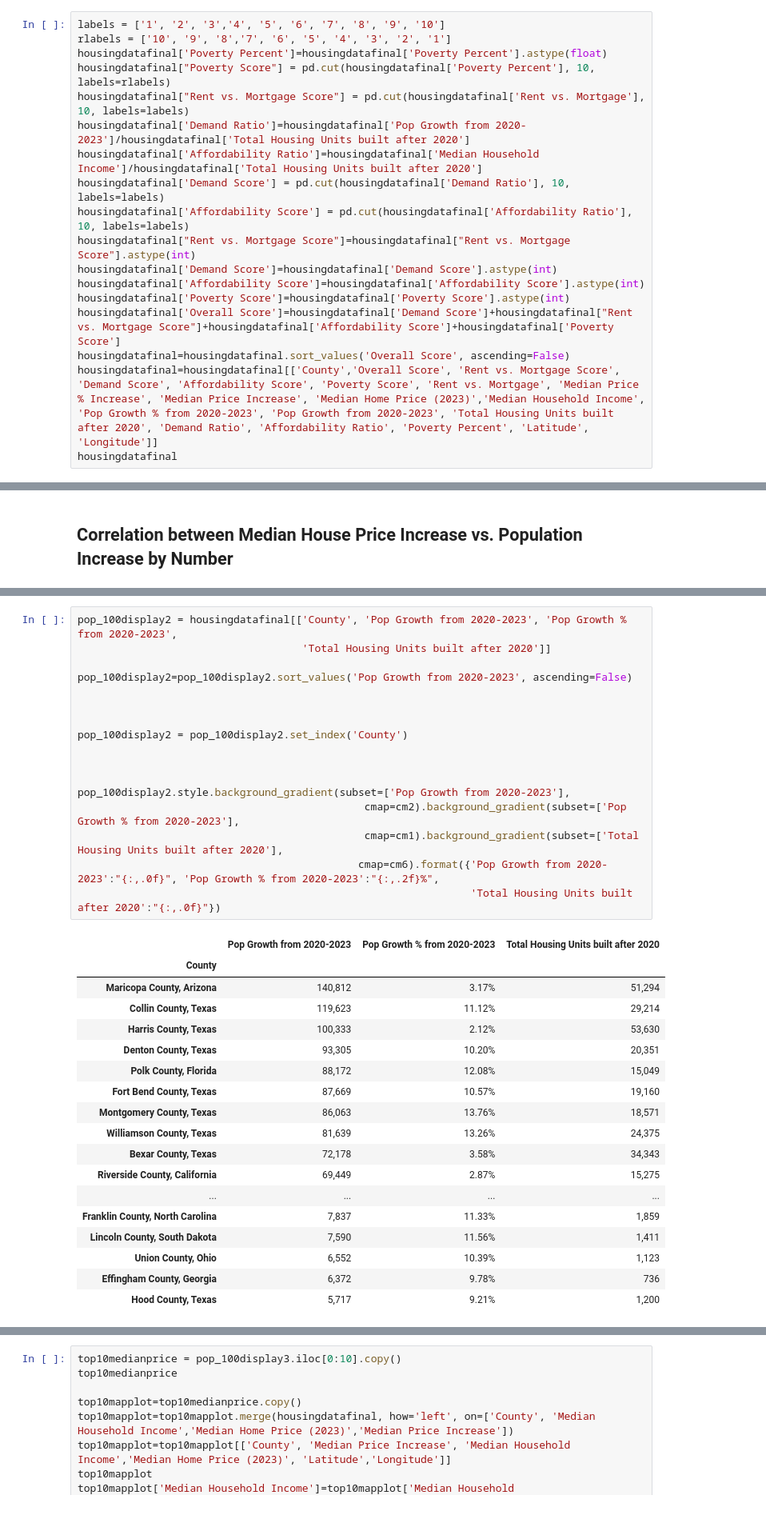
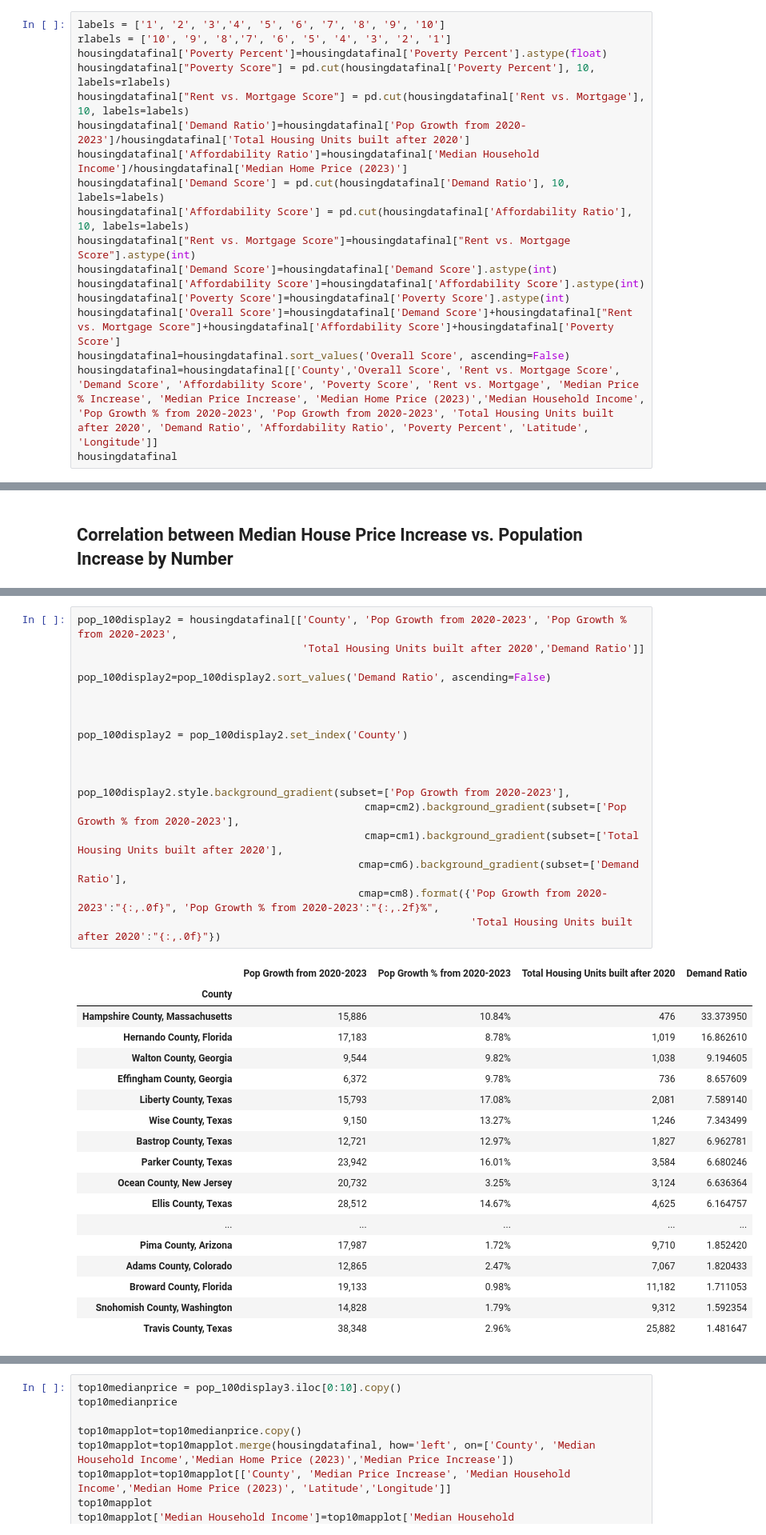
Before and after one commit to smsimba225/Project_1, a Jupyter notebook: Project1_Owen.ipynb, the cells around one changed output, grey strips where cells are left out. Shown at 80% size. Drawn from its saved outputs; the diff is of its cells as text.

```diff
--- a/Project1_Owen.ipynb
+++ b/Project1_Owen.ipynb
@@ -731,7 +730,7 @@ housingdatafinal['Poverty Percent']=housingdatafinal['Poverty Percent'].astype(f
 housingdatafinal["Poverty Score"] = pd.cut(housingdatafinal['Poverty Percent'], 10, labels=rlabels)
 housingdatafinal["Rent vs. Mortgage Score"] = pd.cut(housingdatafinal['Rent vs. Mortgage'], 10, labels=labels)
 housingdatafinal['Demand Ratio']=housingdatafinal['Pop Growth from 2020-2023']/housingdatafinal['Total Housing Units built after 2020']
-housingdatafinal['Affordability Ratio']=housingdatafinal['Median Household Income']/housingdatafinal['Total Housing Units built after 2020']
+housingdatafinal['Affordability Ratio']=housingdatafinal['Median Household Income']/housingdatafinal['Median Home Price (2023)']
 housingdatafinal['Demand Score'] = pd.cut(housingdatafinal['Demand Ratio'], 10, labels=labels)
 housingdatafinal['Affordability Score'] = pd.cut(housingdatafinal['Affordability Ratio'], 10, labels=labels)
 housingdatafinal["Rent vs. Mortgage Score"]=housingdatafinal["Rent vs. Mortgage Score"].astype(int)
@@ -928,37 +927,38 @@ The correlation between Median Household Income and Poverty Percent is -0.8.
 [figure]
 # %%
 pop_100display2 = housingdatafinal[['County', 'Pop Growth from 2020-2023', 'Pop Growth % from 2020-2023',
-                                    'Total Housing Units built after 2020']]
+                                    'Total Housing Units built after 2020','Demand Ratio']]
 
-pop_100display2=pop_100display2.sort_values('Pop Growth from 2020-2023', ascending=False)
+pop_100display2=pop_100display2.sort_values('Demand Ratio', ascending=False)
 
 
 
 pop_100display2 = pop_100display2.set_index('County')
 
 
 
 pop_100display2.style.background_gradient(subset=['Pop Growth from 2020-2023'],
                                               cmap=cm2).background_gradient(subset=['Pop Growth % from 2020-2023'],
                                               cmap=cm1).background_gradient(subset=['Total Housing Units built after 2020'],
-                                             cmap=cm6).format({'Pop Growth from 2020-2023':"{:,.0f}", 'Pop Growth % from 2020-2023':"{:,.2f}%",
+                                             cmap=cm6).background_gradient(subset=['Demand Ratio'],
+                                             cmap=cm8).format({'Pop Growth from 2020-2023':"{:,.0f}", 'Pop Growth % from 2020-2023':"{:,.2f}%",
                                                                'Total Housing Units built after 2020':"{:,.0f}"})
 # %% [output]
-|  | Pop Growth from 2020-2023 | Pop Growth % from 2020-2023 | Total Housing Units built after 2020 |
-| County |  |  |  |
-| Maricopa County, Arizona | 140,812 | 3.17% | 51,294 |
-| Collin County, Texas | 119,623 | 11.12% | 29,214 |
-| Harris County, Texas | 100,333 | 2.12% | 53,630 |
-| Denton County, Texas | 93,305 | 10.20% | 20,351 |
-| Polk County, Florida | 88,172 | 12.08% | 15,049 |
-| Fort Bend County, Texas | 87,669 | 10.57% | 19,160 |
-| Montgomery County, Texas | 86,063 | 13.76% | 18,571 |
-| Williamson County, Texas | 81,639 | 13.26% | 24,375 |
-| Bexar County, Texas | 72,178 | 3.58% | 34,343 |
-| Riverside County, California | 69,449 | 2.87% | 15,275 |
-| ... | ... | ... | ... |
-| Franklin County, North Carolina | 7,837 | 11.33% | 1,859 |
-| Lincoln County, South Dakota | 7,590 | 11.56% | 1,411 |
-| Union County, Ohio | 6,552 | 10.39% | 1,123 |
-| Effingham County, Georgia | 6,372 | 9.78% | 736 |
-| Hood County, Texas | 5,717 | 9.21% | 1,200 |
+|  | Pop Growth from 2020-2023 | Pop Growth % from 2020-2023 | Total Housing Units built after 2020 | Demand Ratio |
+| County |  |  |  |  |
+| Hampshire County, Massachusetts | 15,886 | 10.84% | 476 | 33.373950 |
+| Hernando County, Florida | 17,183 | 8.78% | 1,019 | 16.862610 |
+| Walton County, Georgia | 9,544 | 9.82% | 1,038 | 9.194605 |
+| Effingham County, Georgia | 6,372 | 9.78% | 736 | 8.657609 |
+| Liberty County, Texas | 15,793 | 17.08% | 2,081 | 7.589140 |
+| Wise County, Texas | 9,150 | 13.27% | 1,246 | 7.343499 |
+| Bastrop County, Texas | 12,721 | 12.97% | 1,827 | 6.962781 |
+| Parker County, Texas | 23,942 | 16.01% | 3,584 | 6.680246 |
+| Ocean County, New Jersey | 20,732 | 3.25% | 3,124 | 6.636364 |
+| Ellis County, Texas | 28,512 | 14.67% | 4,625 | 6.164757 |
+| ... | ... | ... | ... | ... |
+| Pima County, Arizona | 17,987 | 1.72% | 9,710 | 1.852420 |
+| Adams County, Colorado | 12,865 | 2.47% | 7,067 | 1.820433 |
+| Broward County, Florida | 19,133 | 0.98% | 11,182 | 1.711053 |
+| Snohomish County, Washington | 14,828 | 1.79% | 9,312 | 1.592354 |
+| Travis County, Texas | 38,348 | 2.96% | 25,882 | 1.481647 |
```
Also changed, not shown: parts of 13 cells of this notebook, 4 other files.
